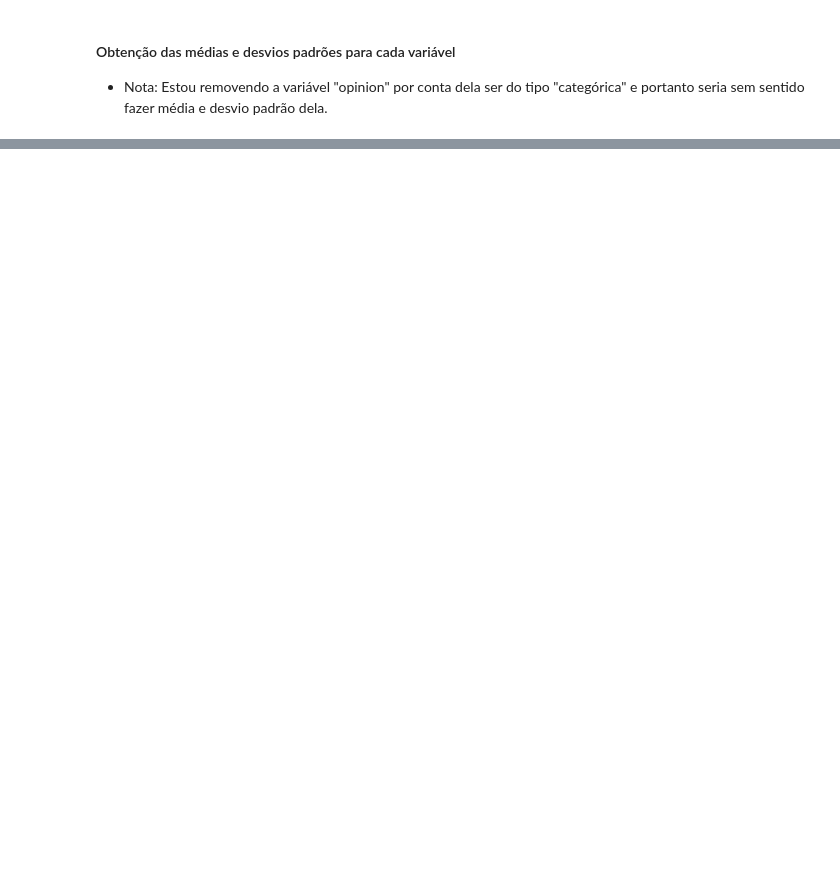
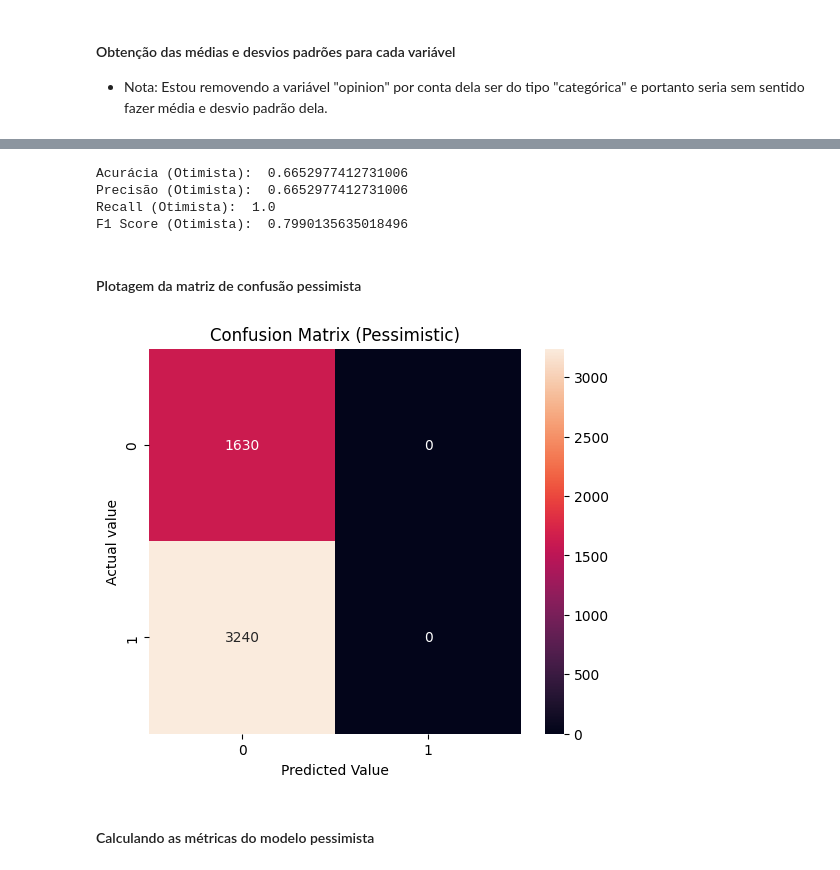
Before and after one commit to thealexandrelara/project-algoritmos-de-inteligencia-artificial-para-classificacao, a Jupyter notebook: project-ia-para-classificacao.ipynb, the cells around one changed output, grey strips where cells are left out. Drawn from its saved outputs; the diff is of its cells as text; code cells hidden in the pictures; blank space fills up the shorter version.

```diff
--- a/project-ia-para-classificacao.ipynb
+++ b/project-ia-para-classificacao.ipynb
@@ -114,0 +283,25 @@ white_wine_data.drop(columns=["opinion"]).describe().loc[["mean", "std"]]
+# %%
+print('Acurácia (Otimista): ', accuracy_score(white_wine_data.opinion, optimistic_y))
+print('Precisão (Otimista): ', precision_score(white_wine_data.opinion, optimistic_y))
+print('Recall (Otimista): ', recall_score(white_wine_data.opinion, optimistic_y))
+print('F1 Score (Otimista): ', f1_score(white_wine_data.opinion, optimistic_y))
+# %% [output]
+Acurácia (Otimista):  0.6652977412731006
+Precisão (Otimista):  0.6652977412731006
+Recall (Otimista):  1.0
+F1 Score (Otimista):  0.7990135635018496
+# %% [markdown]
+#### Plotagem da matriz de confusão pessimista
+# %%
+pessimistic_confusion_matrix = confusion_matrix(white_wine_data.opinion, pessimistic_y)
+
+plt.figure(figsize=(6, 5))
+sns.heatmap(pessimistic_confusion_matrix, annot=True, fmt="d")
+plt.xlabel("Predicted Value")
+plt.ylabel("Actual value")
+plt.title("Confusion Matrix (Pessimistic)")
+plt.show()
+# %% [output]
+[figure, added]
+# %% [markdown]
+#### Calculando as métricas do modelo pessimista
```
Also changed, not shown: parts of 43 cells of this notebook, 2 other files.
